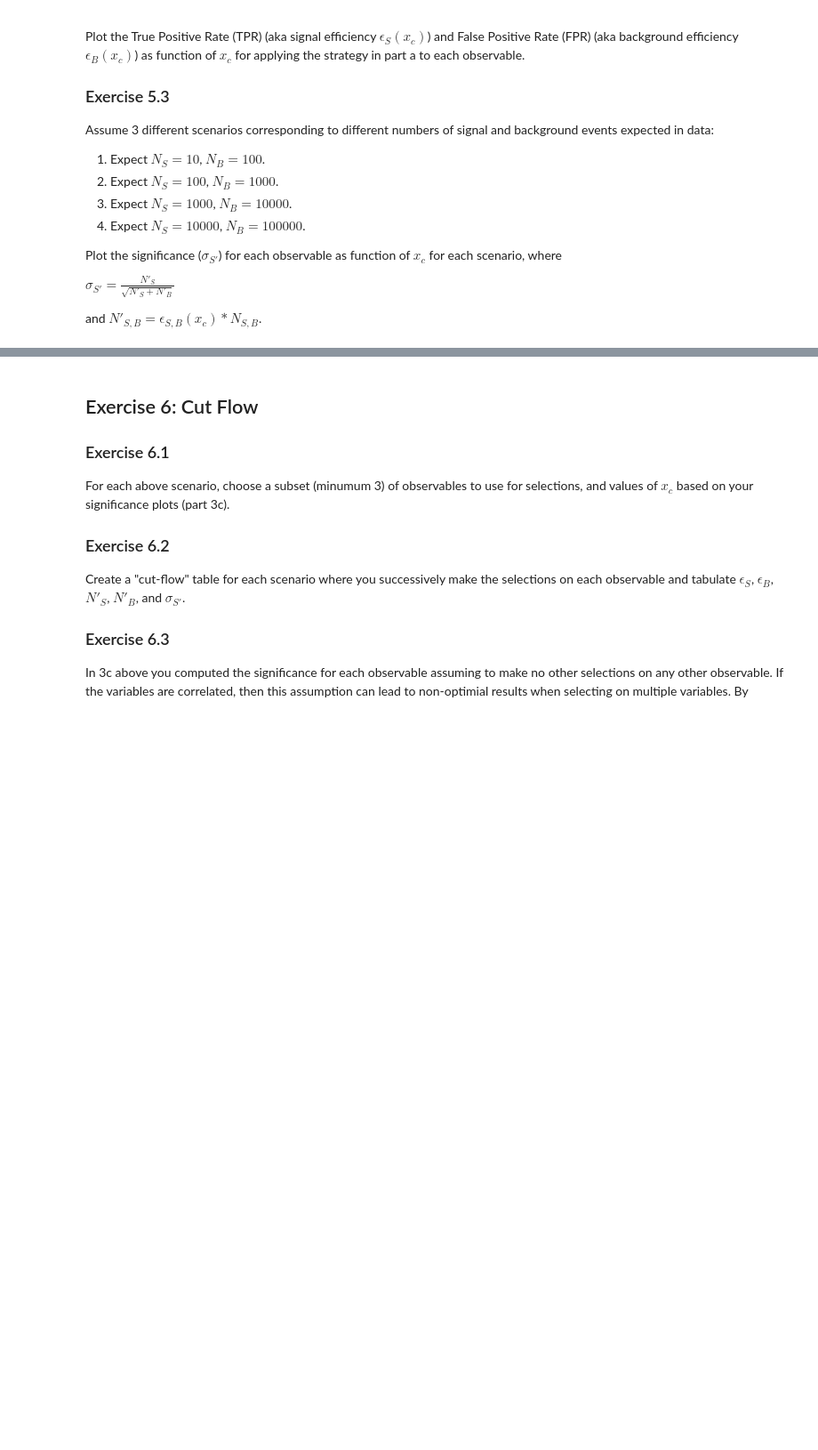
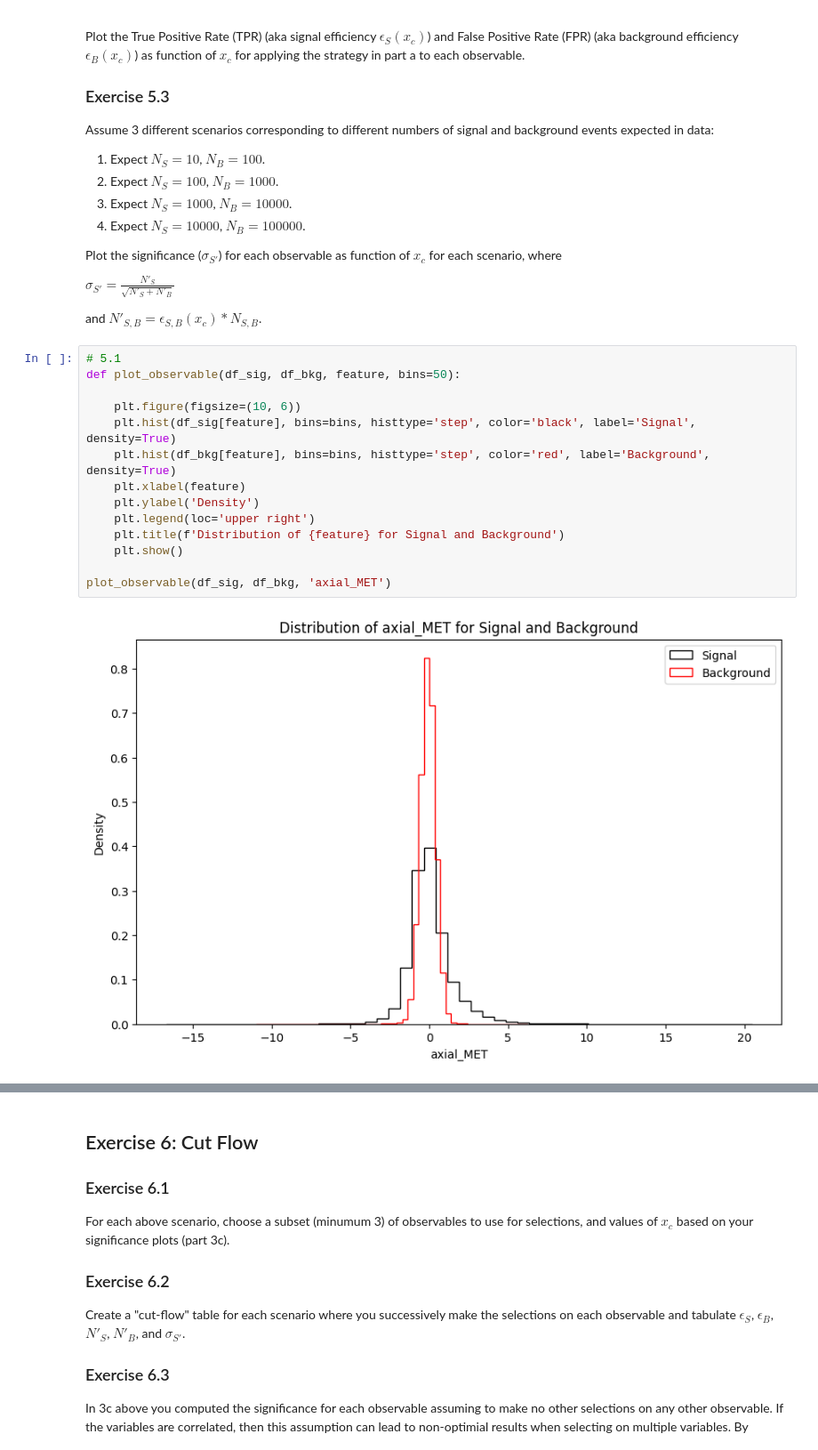
Before and after one commit to ShuaibJama1/DATA3402.Spring.2025, a Jupyter notebook: Labs/Lab.7.solution.ipynb, the cells around one changed output, grey strips where cells are left out. Shown at 89% size. Cells and saved outputs as stored; diff of their text form; blank space fills up the shorter version.

```diff
--- a/Labs/Lab.7.solution.ipynb
+++ b/Labs/Lab.7.solution.ipynb
@@ -226,3 +577,19 @@ Plot the significance ($\sigma_{S'}$) for each observable as function of $x_c$ f
 $\sigma_{S'}= \frac{N'_S}{\sqrt{N'_S+N'_B}}$
 
 and $N'_{S,B} = \epsilon_{S,B}(x_c) * N_{S,B}$.
+# %%
+# 5.1
+def plot_observable(df_sig, df_bkg, feature, bins=50):
+
+    plt.figure(figsize=(10, 6))
+    plt.hist(df_sig[feature], bins=bins, histtype='step', color='black', label='Signal', density=True)
+    plt.hist(df_bkg[feature], bins=bins, histtype='step', color='red', label='Background', density=True)
+    plt.xlabel(feature)
+    plt.ylabel('Density')
+    plt.legend(loc='upper right')
+    plt.title(f'Distribution of {feature} for Signal and Background')
+    plt.show()
+
+plot_observable(df_sig, df_bkg, 'axial_MET')
+# %% [output]
+[figure, added]
```
Also changed, not shown: parts of 23 cells of this notebook.
